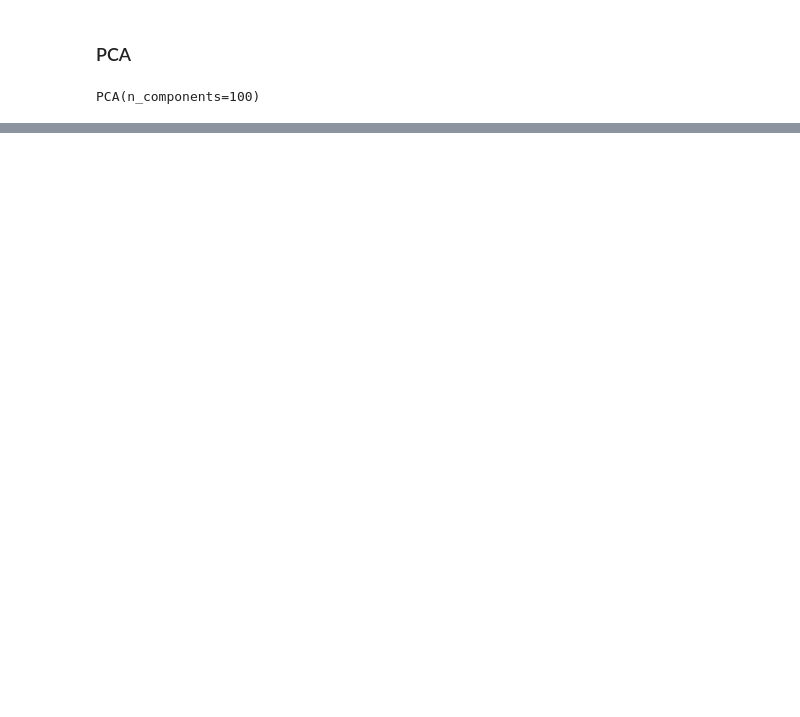
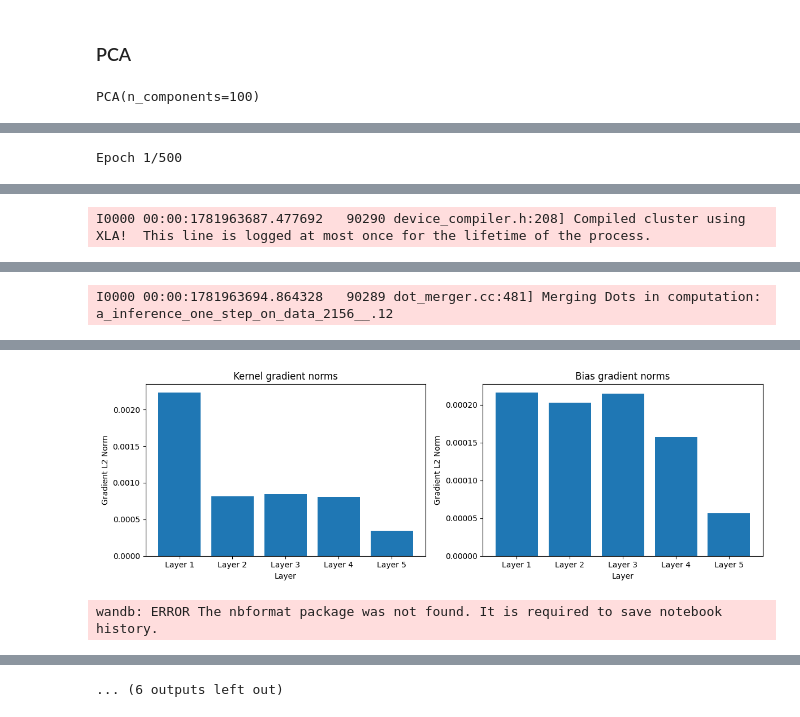
Before and after one commit to jvpcms/PFC, a Jupyter notebook: PCA_Denoise_EuroSAT.ipynb, the cells around one changed output, grey strips where cells are left out. Saved outputs shown, nothing was run; the diff lists cells and outputs as text; code cells hidden in the pictures; blank space fills up the shorter version.

```diff
--- a/PCA_Denoise_EuroSAT.ipynb
+++ b/PCA_Denoise_EuroSAT.ipynb
@@ -151,0 +317,73 @@ A visialização parece indicar que o primeiro PC representa uma medida de brilh
+# %%
+from keras.callbacks import EarlyStopping
+from keras.optimizers import Adam
+
+X_train_noisy_flat = X_train_noisy.reshape(X_train_noisy.shape[0], -1)
+X_train_noisy_pca  = pca.transform(X_train_noisy_flat)[:, :N_COMPONENTS]
+X_train_flat       = X_train.reshape(X_train.shape[0], -1)
+
+X_val_noisy_flat   = apply_noise(X_val, sigma=SIGMA, seed=SEED + 1).reshape(X_val.shape[0], -1)
+X_val_noisy_pca    = pca.transform(X_val_noisy_flat)[:, :N_COMPONENTS]
+X_val_flat         = X_val.reshape(X_val.shape[0], -1)
+
+model.compile(optimizer=Adam(learning_rate=LEARNING_RATE), loss="mse")
+
+early_stop = EarlyStopping(monitor="val_loss", patience=PATIENCE, restore_best_weights=True)
+ssim_cb    = SSIMCallback(
+    X_train_noisy_pca[:1000], X_train_flat[:1000],  # subset for speed
+    X_val_noisy_pca, X_val_flat,
+)
+
+history = model.fit(
+    X_train_noisy_pca, X_train_flat,
+    validation_data=(X_val_noisy_pca, X_val_flat),
+    epochs=EPOCHS,
+    batch_size=BATCH_SIZE,
+    callbacks=[early_stop, ssim_cb, WandbMetricsLogger()],
+)
+
+# --- gradient norm bar charts ---
+with tf.GradientTape() as tape:
+    y_pred = model(X_train_noisy_pca[:64], training=True)
+    loss   = tf.reduce_mean(tf.square(y_pred - X_train_flat[:64]))
+all_grads = tape.gradient(loss, model.trainable_weights)
+
+layer_weight_pairs = [
+    (layer.name, w.name)
+    for layer in model.layers
+    for w in layer.trainable_weights
+]
+
+kernel_rows, bias_rows = [], []
+layer_idx, prev_layer = 1, None
+
+for (layer_name, w_name), g in zip(layer_weight_pairs, all_grads):
+    if layer_name != prev_layer:
+        label = f"Layer {layer_idx}"
+        layer_idx += 1
+        prev_layer = layer_name
+    norm = float(tf.norm(g).numpy())
+    if "kernel" in w_name:
+        kernel_rows.append([label, norm])
+    elif "bias" in w_name:
+        bias_rows.append([label, norm])
+
+kernel_table = wandb.Table(columns=["layer", "grad_norm"], data=kernel_rows)
+bias_table   = wandb.Table(columns=["layer", "grad_norm"], data=bias_rows)
+
+wandb.log({
+    "grad_norm/kernel_by_layer": wandb.plot.bar(kernel_table, "layer", "grad_norm", title="Kernel Gradient Norms"),
+    "grad_norm/bias_by_layer":   wandb.plot.bar(bias_table,   "layer", "grad_norm", title="Bias Gradient Norms"),
+})
+
+fig, axes = plt.subplots(1, 2, figsize=(12, 4))
+axes[0].bar([r[0] for r in kernel_rows], [r[1] for r in kernel_rows])
+axes[0].set_xlabel("Layer"); axes[0].set_ylabel("Gradient L2 Norm"); axes[0].set_title("Kernel gradient norms")
+axes[1].bar([r[0] for r in bias_rows], [r[1] for r in bias_rows])
+axes[1].set_xlabel("Layer"); axes[1].set_ylabel("Gradient L2 Norm"); axes[1].set_title("Bias gradient norms")
+plt.tight_layout()
+plt.show()
+
+wandb.finish()
+# %% [output]
+Epoch 1/500
@@ -151,0 +408 @@ A visialização parece indicar que o primeiro PC representa uma medida de brilh
+I0000 00:00:1781963687.477692   90290 device_compiler.h:208] Compiled cluster using XLA!  This line is logged at most once for the lifetime of the process.
@@ -151,0 +410 @@ A visialização parece indicar que o primeiro PC representa uma medida de brilh
+I0000 00:00:1781963694.864328   90289 dot_merger.cc:481] Merging Dots in computation: a_inference_one_step_on_data_2156__.12
@@ -151,0 +440,2 @@ A visialização parece indicar que o primeiro PC representa uma medida de brilh
+[figure, added]
+wandb: ERROR The nbformat package was not found. It is required to save notebook history.
@@ -151,0 +443 @@ A visialização parece indicar que o primeiro PC representa uma medida de brilh
+... (6 outputs left out)
```
Also changed, not shown: parts of 18 cells of this notebook, 3 other files.
